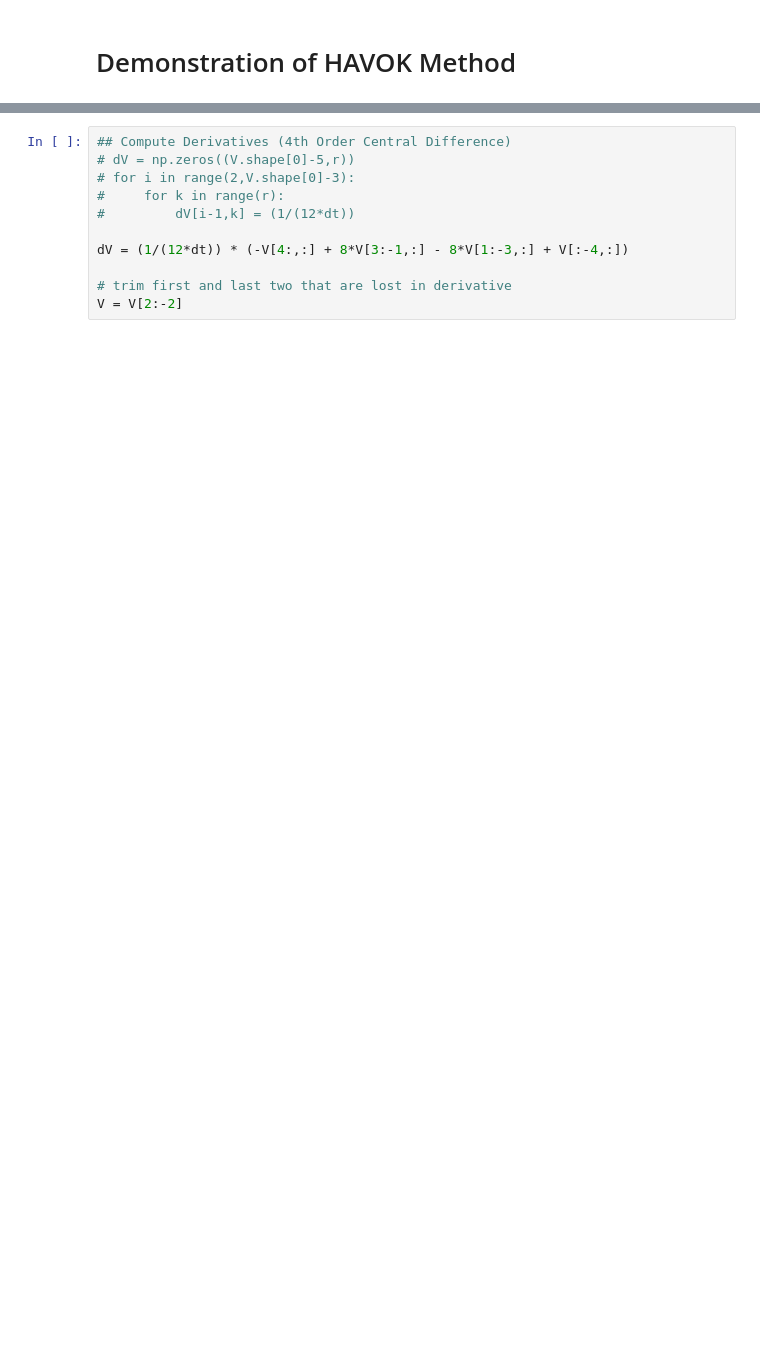
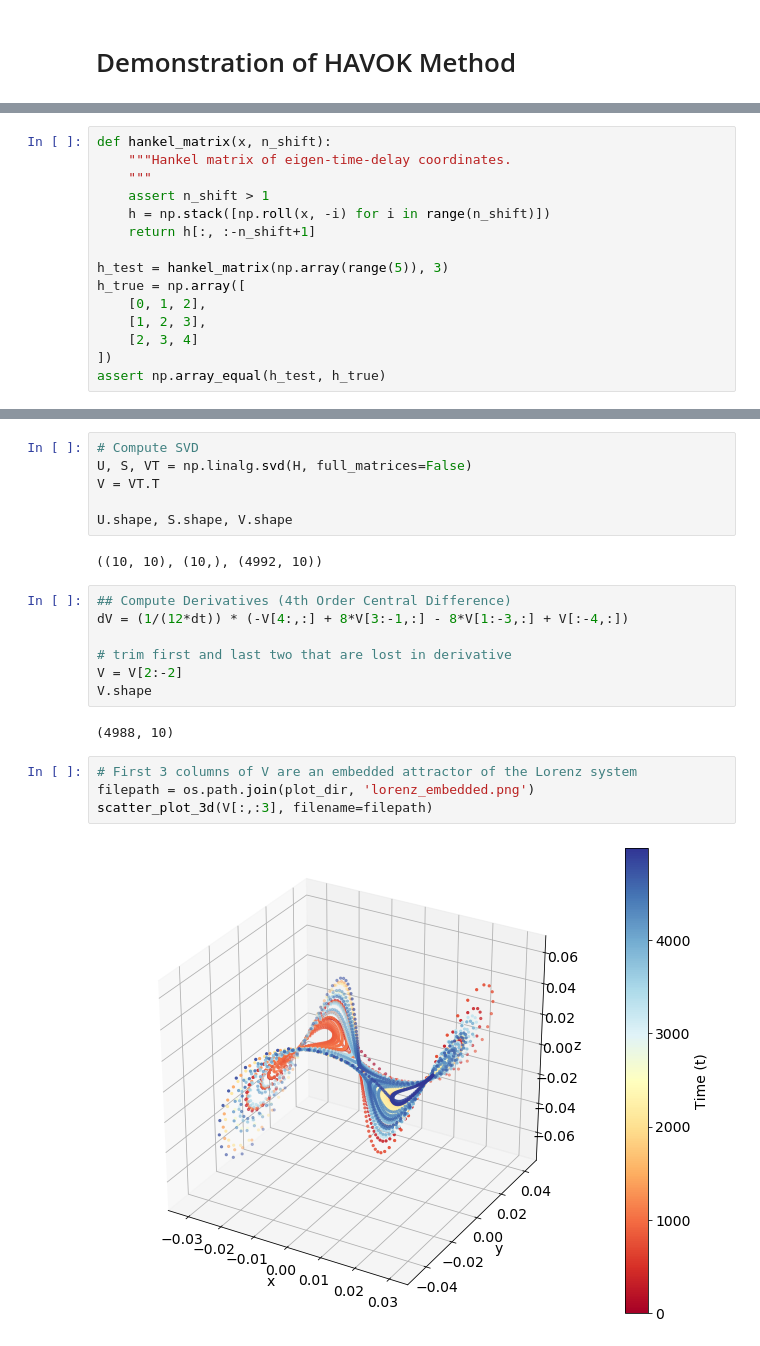
Before and after one commit to billtubbs/mech-575, a Jupyter notebook: code/python/Chapter-7-HAVOK-Lorenz.ipynb, the cells around one changed output, grey strips where cells are left out. Saved outputs shown, nothing was run; the diff lists cells and outputs as text; blank space fills up the shorter version.

```diff
--- a/code/python/Chapter-7-HAVOK-Lorenz.ipynb
+++ b/code/python/Chapter-7-HAVOK-Lorenz.ipynb
@@ -42,0 +118,15 @@ V = VT.T
+# %%
+def hankel_matrix(x, n_shift):
+    """Hankel matrix of eigen-time-delay coordinates.
+    """
+    assert n_shift > 1
+    h = np.stack([np.roll(x, -i) for i in range(n_shift)])
+    return h[:, :-n_shift+1]
+
+h_test = hankel_matrix(np.array(range(5)), 3)
+h_true = np.array([
+    [0, 1, 2],
+    [1, 2, 3],
+    [2, 3, 4]
+])
+assert np.array_equal(h_test, h_true)
@@ -43,11 +155,23 @@ V = VT.T
+# %%
+# Compute SVD
+U, S, VT = np.linalg.svd(H, full_matrices=False)
+V = VT.T
+
+U.shape, S.shape, V.shape
+# %% [output]
+((10, 10), (10,), (4992, 10))
 # %%
 ## Compute Derivatives (4th Order Central Difference)
-# dV = np.zeros((V.shape[0]-5,r))
-# for i in range(2,V.shape[0]-3):
-#     for k in range(r):
-#         dV[i-1,k] = (1/(12*dt))
-
 dV = (1/(12*dt)) * (-V[4:,:] + 8*V[3:-1,:] - 8*V[1:-3,:] + V[:-4,:])
 
 # trim first and last two that are lost in derivative
 V = V[2:-2]
+V.shape
+# %% [output]
+(4988, 10)
+# %%
+# First 3 columns of V are an embedded attractor of the Lorenz system
+filepath = os.path.join(plot_dir, 'lorenz_embedded.png')
+scatter_plot_3d(V[:,:3], filename=filepath)
+# %% [output]
+[figure, added]
```
Also changed, not shown: parts of 24 cells of this notebook, 1 other file.
